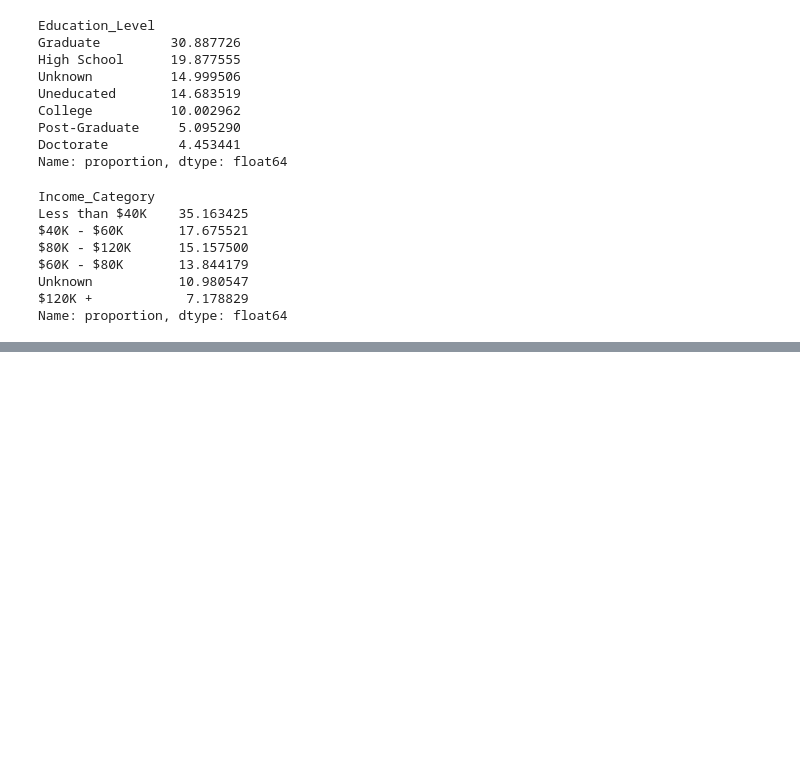
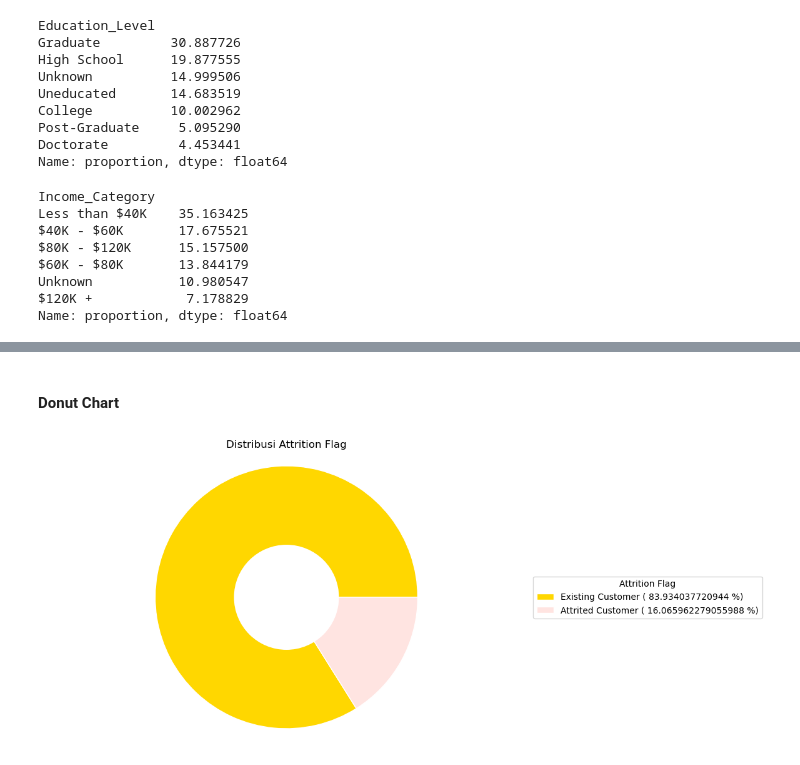
Before and after one commit to KhadafiZubaidiDev/my-projects, a Jupyter notebook: data-visualization-project/main.ipynb, the cells around one changed output, grey strips where cells are left out. Cells and saved outputs as stored; diff of their text form; code cells hidden in the pictures; blank space fills up the shorter version.

```diff
--- a/data-visualization-project/main.ipynb
+++ b/data-visualization-project/main.ipynb
@@ -152,0 +169,24 @@ Name: proportion, dtype: float64
+# %% [markdown]
+#### Donut Chart
+# %%
+fig, ax = plt.subplots(figsize=(10, 6), subplot_kw=dict(aspect="equal"))
+wedges, texts = ax.pie(df['Attrition_Flag'].value_counts(), wedgeprops=dict(width=0.7, edgecolor='w'), colors=['gold','mistyrose'])
+# Inner circle
+centre_circle = plt.Circle((0,0),0.40,fc='white')
+fig = plt.gcf()
+fig.gca().add_artist(centre_circle)
+# Add labels
+labels = df['Attrition_Flag'].value_counts().index + " ( " + persentase_attrition_flag.astype(str) + " %)"
+ax.legend(wedges, labels,
+      title="Attrition Flag",
+      loc="center left",
+      bbox_to_anchor=(1, 0, 0.5, 1))
+
+plt.setp(texts, size=12, weight="bold")
+
+ax.set_title("Distribusi Attrition Flag")
+ax.axis('equal')
+
+plt.show()
+# %% [output]
+[figure, added]
```
Also changed, not shown: parts of 20 cells of this notebook.
